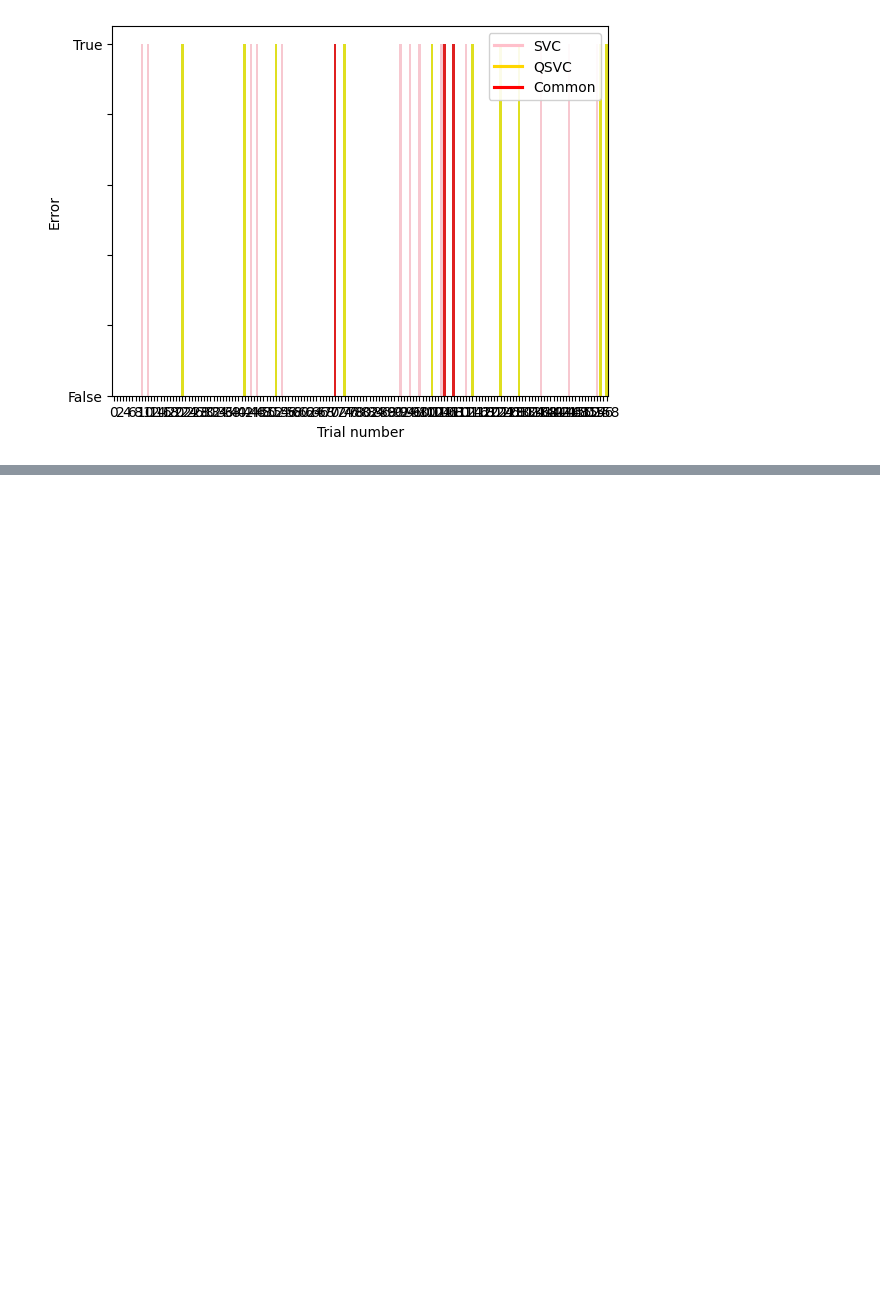
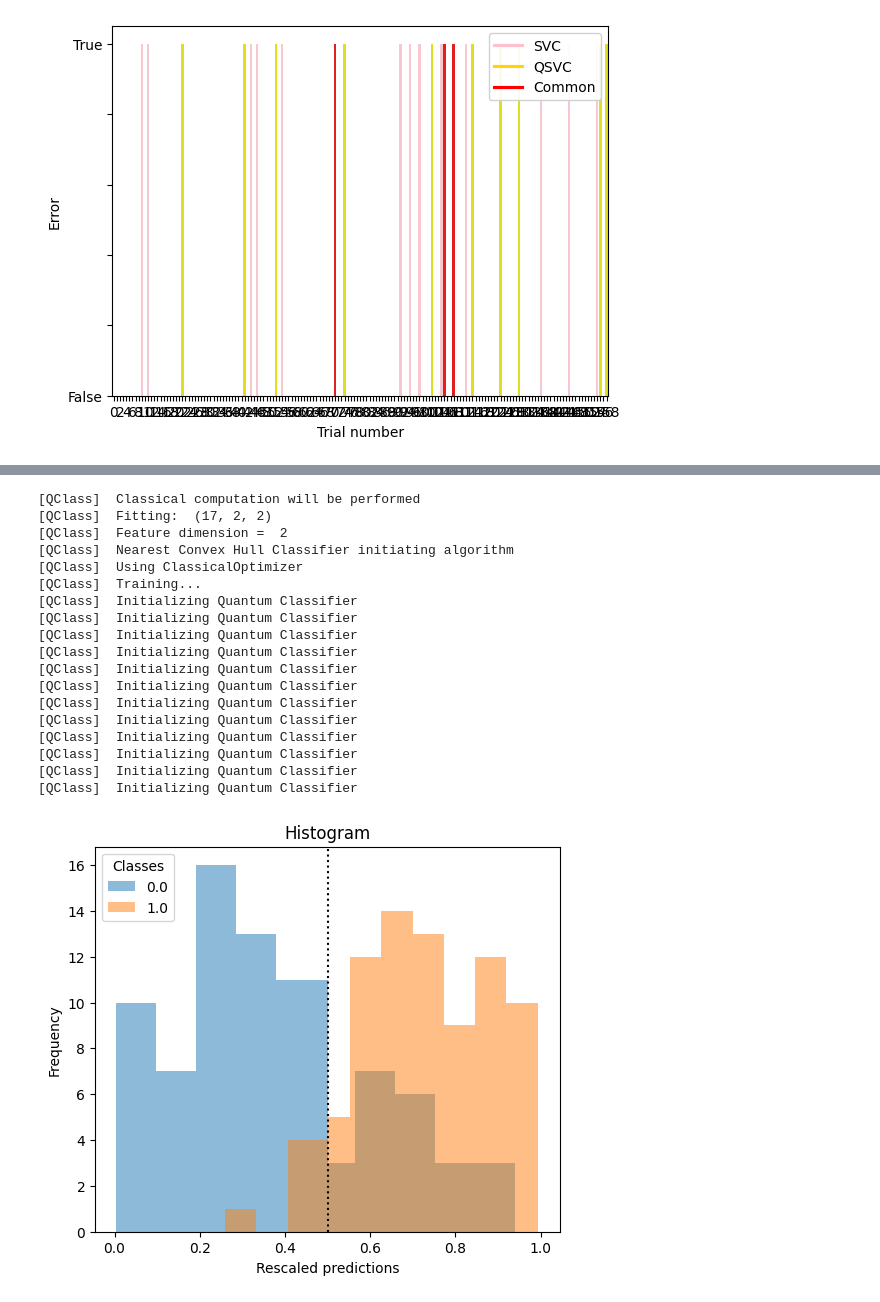
Before and after one commit to jiggychauhi/QC-Gait-Analysis, a Jupyter notebook: notebook_greg.ipynb, the cells around one changed output, grey strips where cells are left out. Saved outputs shown, nothing was run; the diff lists cells and outputs as text; code cells hidden in the pictures; blank space fills up the shorter version.

```diff
--- a/notebook_greg.ipynb
+++ b/notebook_greg.ipynb
@@ -280,0 +294,25 @@ leg.legend_handles[2].set_color('red')
+# %%
+# Use NCH to get the distances between the classes (distance to convex hull)
+dists = pipe_nch.fit(X_train, y_train).transform(X_test)
+plot_biscatter(dists, y_test)
+plot_bihist(dists, y_test)
+# %% [output]
+[QClass]  Classical computation will be performed
+[QClass]  Fitting:  (17, 2, 2)
+[QClass]  Feature dimension =  2
+[QClass]  Nearest Convex Hull Classifier initiating algorithm
+[QClass]  Using ClassicalOptimizer
+[QClass]  Training...
+[QClass]  Initializing Quantum Classifier
+[QClass]  Initializing Quantum Classifier
+[QClass]  Initializing Quantum Classifier
+[QClass]  Initializing Quantum Classifier
+[QClass]  Initializing Quantum Classifier
+[QClass]  Initializing Quantum Classifier
+[QClass]  Initializing Quantum Classifier
+[QClass]  Initializing Quantum Classifier
+[QClass]  Initializing Quantum Classifier
+[QClass]  Initializing Quantum Classifier
+[QClass]  Initializing Quantum Classifier
+[QClass]  Initializing Quantum Classifier
+[figure, added]
```
Also changed, not shown: parts of 5 cells of this notebook.
